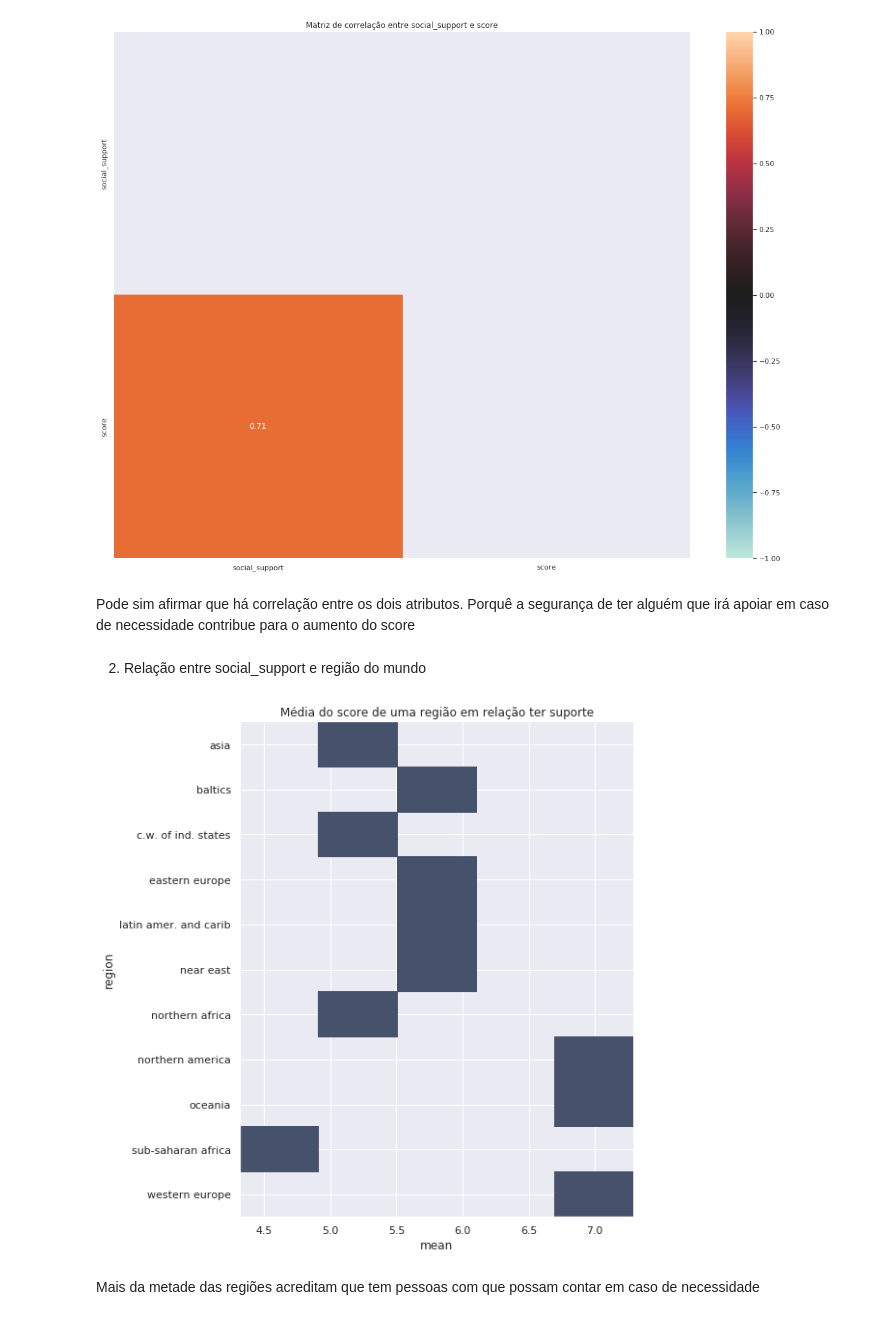
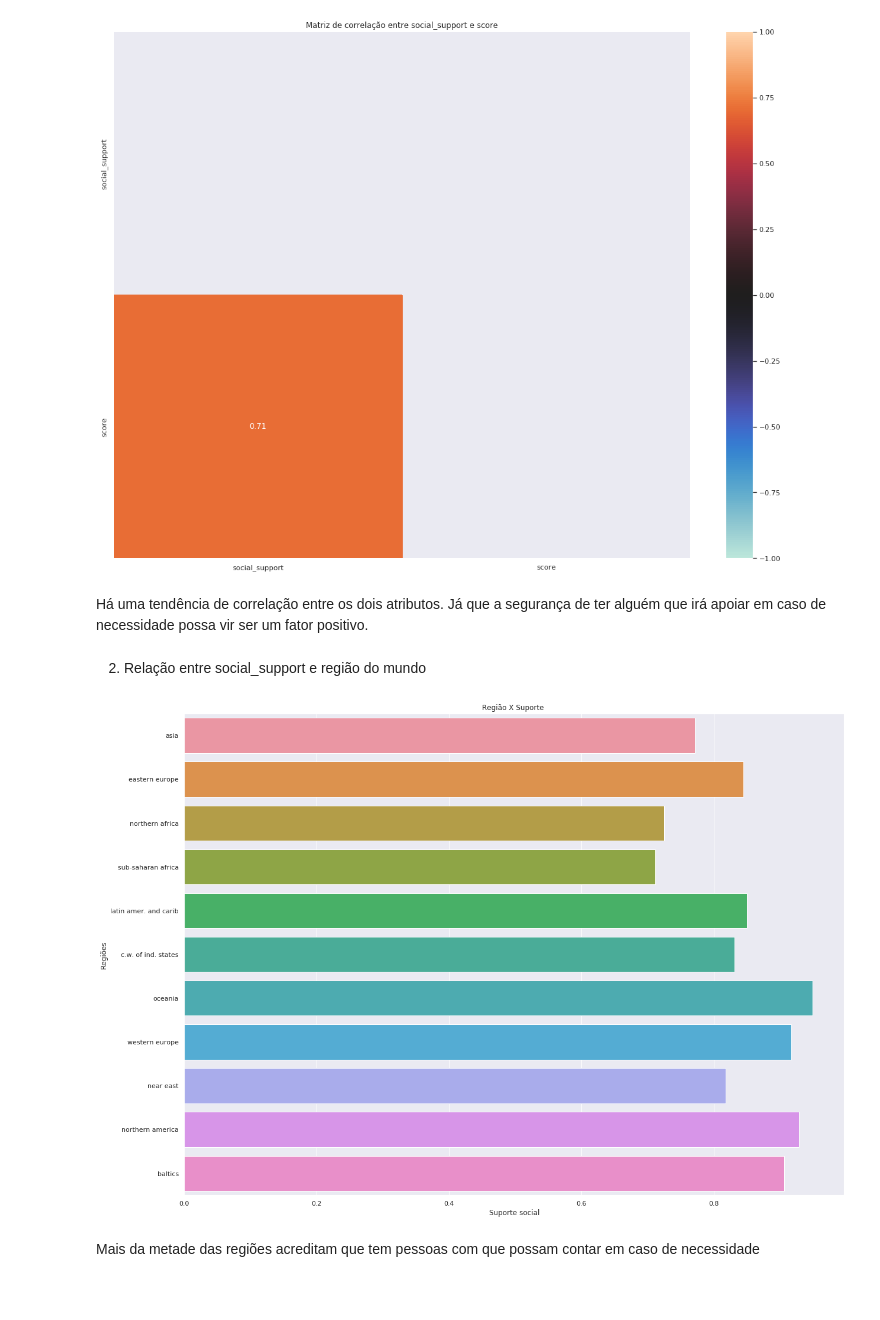
Before and after one commit to SalatielBairros/world-happiness-report, a Jupyter notebook: analysis/MultivariateAnalysis.ipynb, the cells around one changed output. Saved outputs shown, nothing was run; the diff lists cells and outputs as text; code cells hidden in the pictures; blank space fills up the shorter version.

Commit message:
Adjust social support analisys

```diff
--- a/analysis/MultivariateAnalysis.ipynb
+++ b/analysis/MultivariateAnalysis.ipynb
@@ -193,19 +193,17 @@ plt.show()
 # %% [output]
 [figure]
 # %% [markdown]
-Pode sim afirmar que há correlação entre os dois atributos. Porquê a segurança de ter alguém que irá apoiar em caso de necessidade contribue para o aumento do score
+Há uma tendência de correlação entre os dois atributos. Já que a segurança de ter alguém que irá apoiar em caso de necessidade possa vir ser um fator positivo.
 # %% [markdown]
 2. Relação entre social_support e região do mundo
-# %%
-
-social_support_by_region_count = dataset.groupby('region').describe()['social_support'][['count', 'mean']]
-score_by_region_count = dataset.groupby('region').describe()['score']
-
-sns.displot(data=score_by_region_count, x="mean", y="region", height=8)
-plt.title('Média do score de uma região em relação ter suporte')
-plt.show()
-# %% [output]
-[figure, removed]
+# %%
+sns.barplot(x="social_support", y="region", data=dataset, ci = None)
+plt.title('Região X Suporte ')
+plt.ylabel('Regiões')
+plt.xlabel('Suporte social')
+plt.show()
+# %% [output]
+[figure, added]
 # %% [markdown]
 Mais da metade das regiões acreditam que tem pessoas com que possam contar em caso de necessidade
 # %% [markdown]
```
Also changed, not shown: parts of 3 cells of this notebook.
